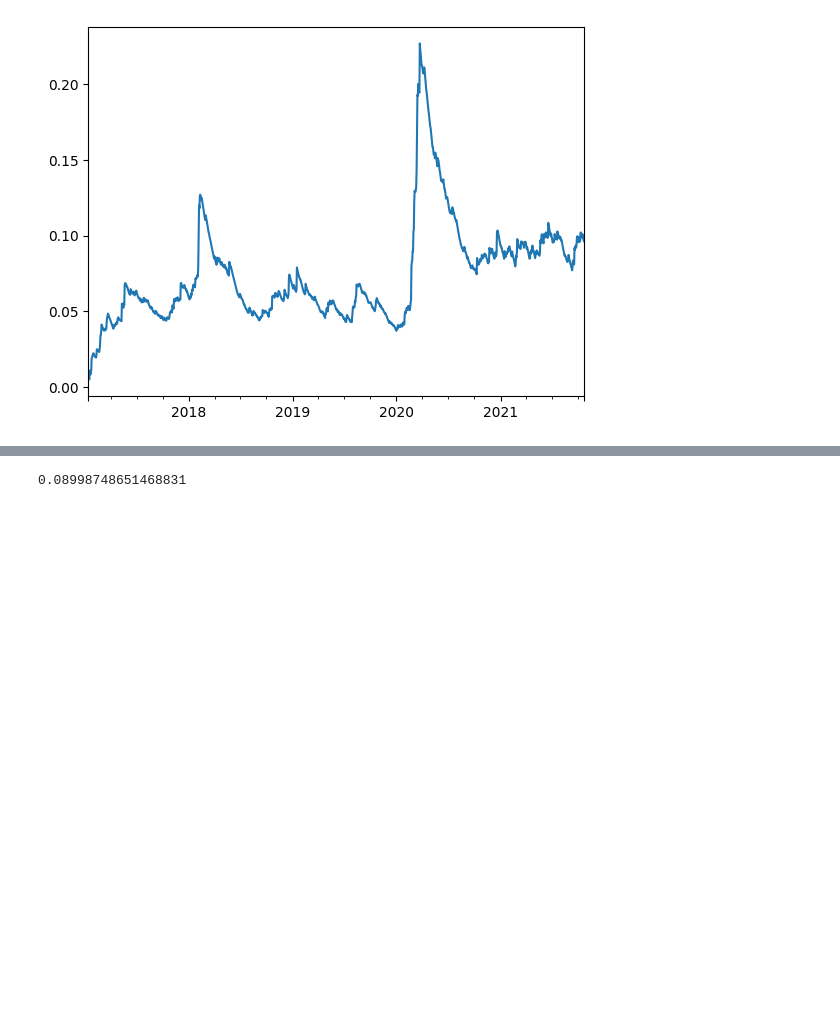
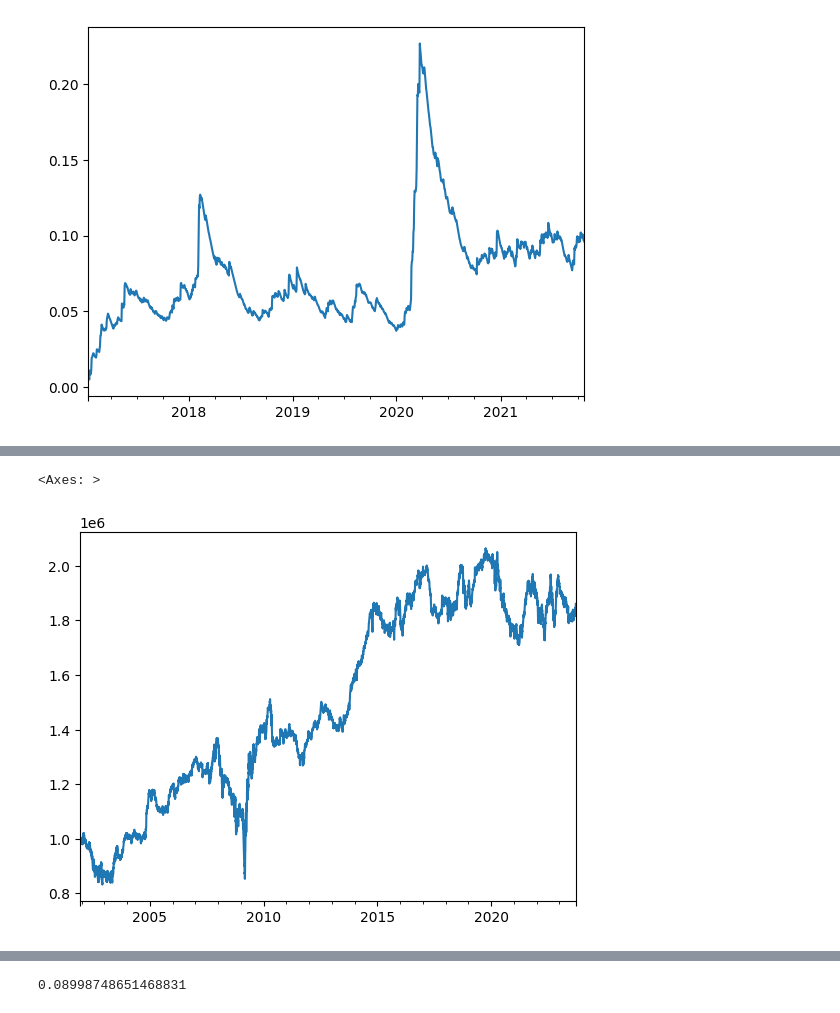
Before and after one commit to cvxgrp/markowitz-reference, a Jupyter notebook: experiments/playground.ipynb, the cells around one changed output, grey strips where cells are left out. Cells and saved outputs as stored; diff of their text form; code cells hidden in the pictures; blank space fills up the shorter version.

```diff
--- a/experiments/playground.ipynb
+++ b/experiments/playground.ipynb
@@ -319,0 +485,5 @@ results, duals = run_markowitz(
+# %%
+results.portfolio_value.plot()
+# %% [output]
+<Axes: >
+[figure, added]
```
Also changed, not shown: parts of 38 cells of this notebook, 3 other files.
